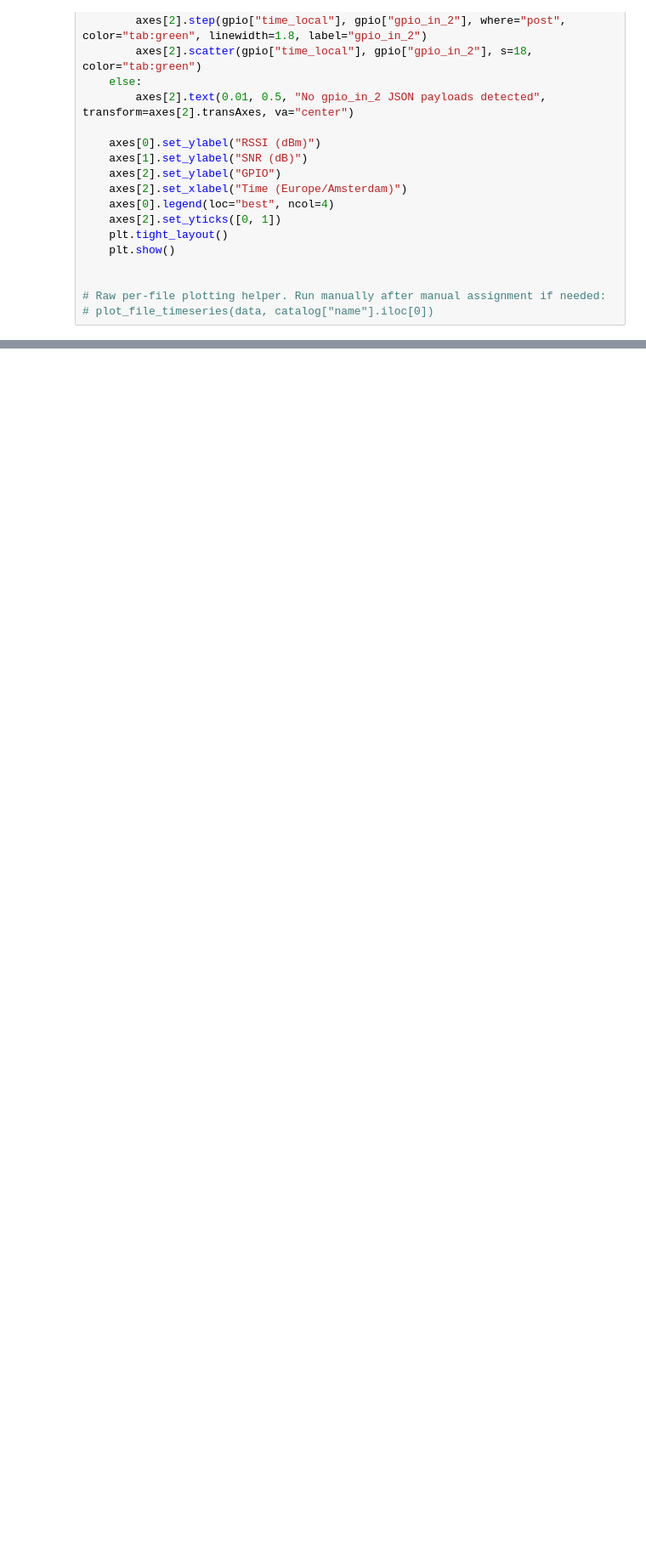
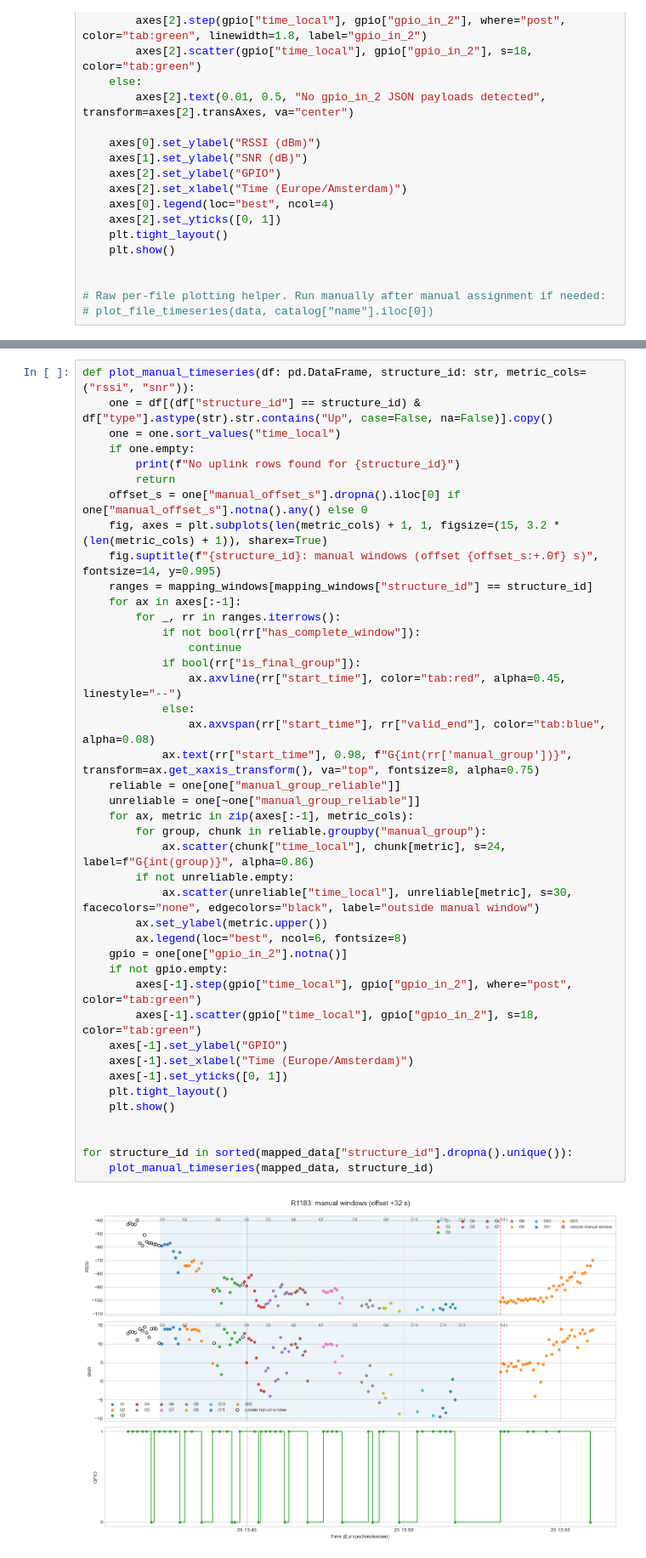
Before and after one commit to Andresfgomez970/LorawanPlacement, a Jupyter notebook: read_tests_gh_25_06 copy.ipynb, the cells around one changed output, grey strips where cells are left out. Shown at 85% size. Cells and saved outputs as stored; diff of their text form; blank space fills up the shorter version.

Commit message:
Refactor gateway placement data handling and UI flow

```diff
--- a/read_tests_gh_25_06 copy.ipynb
+++ b/read_tests_gh_25_06 copy.ipynb
@@ -591,0 +727,44 @@ for structure_id in sorted(raw_data["structure_id"].dropna().unique()):
+# %%
+def plot_manual_timeseries(df: pd.DataFrame, structure_id: str, metric_cols=("rssi", "snr")):
+    one = df[(df["structure_id"] == structure_id) & df["type"].astype(str).str.contains("Up", case=False, na=False)].copy()
+    one = one.sort_values("time_local")
+    if one.empty:
+        print(f"No uplink rows found for {structure_id}")
+        return
+    offset_s = one["manual_offset_s"].dropna().iloc[0] if one["manual_offset_s"].notna().any() else 0
+    fig, axes = plt.subplots(len(metric_cols) + 1, 1, figsize=(15, 3.2 * (len(metric_cols) + 1)), sharex=True)
+    fig.suptitle(f"{structure_id}: manual windows (offset {offset_s:+.0f} s)", fontsize=14, y=0.995)
+    ranges = mapping_windows[mapping_windows["structure_id"] == structure_id]
+    for ax in axes[:-1]:
+        for _, rr in ranges.iterrows():
+            if not bool(rr["has_complete_window"]):
+                continue
+            if bool(rr["is_final_group"]):
+                ax.axvline(rr["start_time"], color="tab:red", alpha=0.45, linestyle="--")
+            else:
+                ax.axvspan(rr["start_time"], rr["valid_end"], color="tab:blue", alpha=0.08)
+            ax.text(rr["start_time"], 0.98, f"G{int(rr['manual_group'])}", transform=ax.get_xaxis_transform(), va="top", fontsize=8, alpha=0.75)
+    reliable = one[one["manual_group_reliable"]]
+    unreliable = one[~one["manual_group_reliable"]]
+    for ax, metric in zip(axes[:-1], metric_cols):
+        for group, chunk in reliable.groupby("manual_group"):
+            ax.scatter(chunk["time_local"], chunk[metric], s=24, label=f"G{int(group)}", alpha=0.86)
+        if not unreliable.empty:
+            ax.scatter(unreliable["time_local"], unreliable[metric], s=30, facecolors="none", edgecolors="black", label="outside manual window")
+        ax.set_ylabel(metric.upper())
+        ax.legend(loc="best", ncol=6, fontsize=8)
+    gpio = one[one["gpio_in_2"].notna()]
+    if not gpio.empty:
+        axes[-1].step(gpio["time_local"], gpio["gpio_in_2"], where="post", color="tab:green")
+        axes[-1].scatter(gpio["time_local"], gpio["gpio_in_2"], s=18, color="tab:green")
+    axes[-1].set_ylabel("GPIO")
+    axes[-1].set_xlabel("Time (Europe/Amsterdam)")
+    axes[-1].set_yticks([0, 1])
+    plt.tight_layout()
+    plt.show()
+
+
+for structure_id in sorted(mapped_data["structure_id"].dropna().unique()):
+    plot_manual_timeseries(mapped_data, structure_id)
+# %% [output]
+[figure, added]
```
Also changed, not shown: parts of 14 cells of this notebook, 2 other files.
